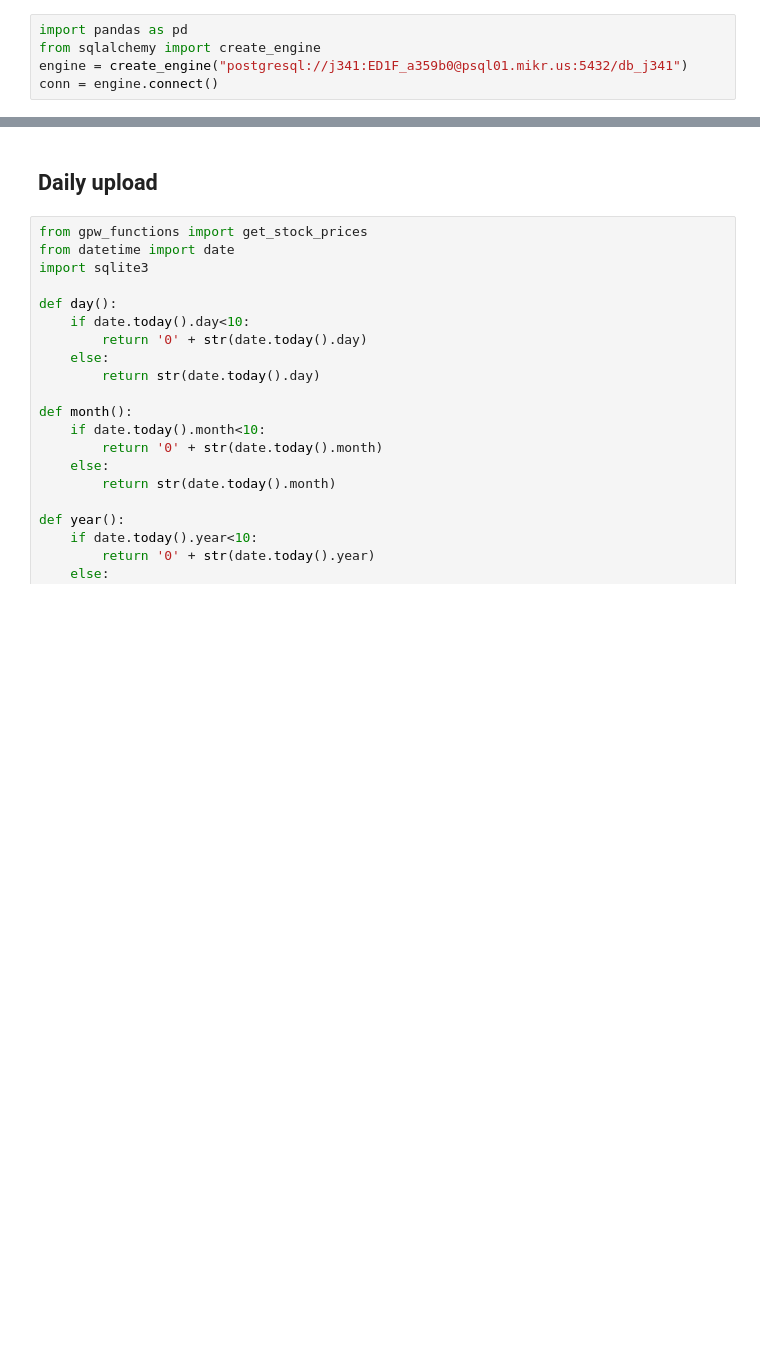
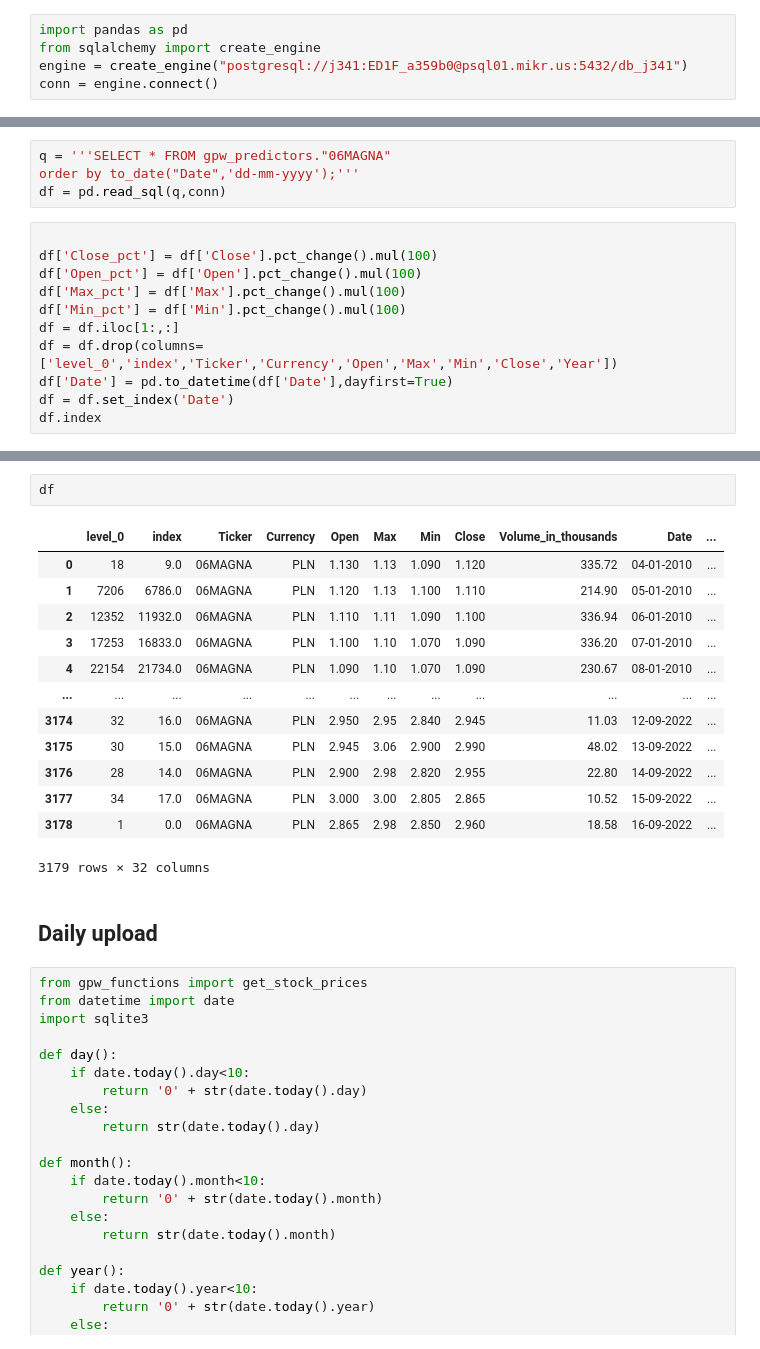
Before and after one commit to Kurdzik/gpw-app, a Jupyter notebook: templates/python_scripts/main.ipynb, the cells around one changed output, grey strips where cells are left out. Drawn from its saved outputs; the diff is of its cells as text; blank space fills up the shorter version.

```diff
--- a/templates/python_scripts/main.ipynb
+++ b/templates/python_scripts/main.ipynb
@@ -5,0 +8,15 @@ conn = engine.connect()
+# %%
+q = '''SELECT * FROM gpw_predictors."06MAGNA"
+order by to_date("Date",'dd-mm-yyyy');'''
+df = pd.read_sql(q,conn)
+# %%
+
+df['Close_pct'] = df['Close'].pct_change().mul(100)
+df['Open_pct'] = df['Open'].pct_change().mul(100)
+df['Max_pct'] = df['Max'].pct_change().mul(100)
+df['Min_pct'] = df['Min'].pct_change().mul(100)
+df = df.iloc[1:,:]
+df = df.drop(columns=['level_0','index','Ticker','Currency','Open','Max','Min','Close','Year'])
+df['Date'] = pd.to_datetime(df['Date'],dayfirst=True)
+df = df.set_index('Date')
+df.index
@@ -6,3 +32,19 @@ conn = engine.connect()
+# %%
+df
+# %% [output]
+|  | level_0 | index | Ticker | Currency | Open | Max | Min | Close | Volume_in_thousands | Date | ... |
+| 0 | 18 | 9.0 | 06MAGNA | PLN | 1.130 | 1.13 | 1.090 | 1.120 | 335.72 | 04-01-2010 | ... |
+| 1 | 7206 | 6786.0 | 06MAGNA | PLN | 1.120 | 1.13 | 1.100 | 1.110 | 214.90 | 05-01-2010 | ... |
+| 2 | 12352 | 11932.0 | 06MAGNA | PLN | 1.110 | 1.11 | 1.090 | 1.100 | 336.94 | 06-01-2010 | ... |
+| 3 | 17253 | 16833.0 | 06MAGNA | PLN | 1.100 | 1.10 | 1.070 | 1.090 | 336.20 | 07-01-2010 | ... |
+| 4 | 22154 | 21734.0 | 06MAGNA | PLN | 1.090 | 1.10 | 1.070 | 1.090 | 230.67 | 08-01-2010 | ... |
+| ... | ... | ... | ... | ... | ... | ... | ... | ... | ... | ... | ... |
+| 3174 | 32 | 16.0 | 06MAGNA | PLN | 2.950 | 2.95 | 2.840 | 2.945 | 11.03 | 12-09-2022 | ... |
+| 3175 | 30 | 15.0 | 06MAGNA | PLN | 2.945 | 3.06 | 2.900 | 2.990 | 48.02 | 13-09-2022 | ... |
+| 3176 | 28 | 14.0 | 06MAGNA | PLN | 2.900 | 2.98 | 2.820 | 2.955 | 22.80 | 14-09-2022 | ... |
+| 3177 | 34 | 17.0 | 06MAGNA | PLN | 3.000 | 3.00 | 2.805 | 2.865 | 10.52 | 15-09-2022 | ... |
+| 3178 | 1 | 0.0 | 06MAGNA | PLN | 2.865 | 2.98 | 2.850 | 2.960 | 18.58 | 16-09-2022 | ... |
+3179 rows × 32 columns
 # %% [markdown]
 ## Daily upload
 # %%
```
Also changed, not shown: parts of 2 cells of this notebook.
